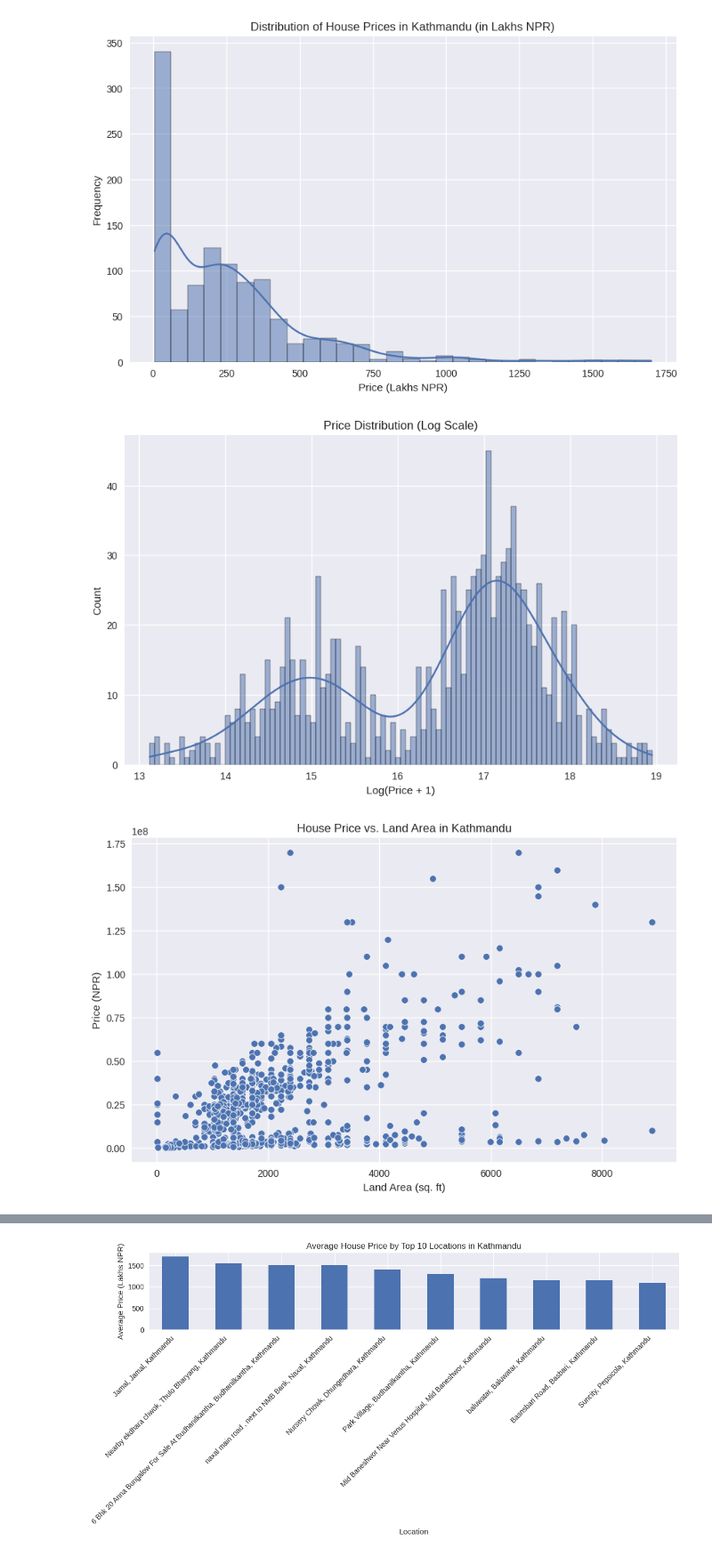
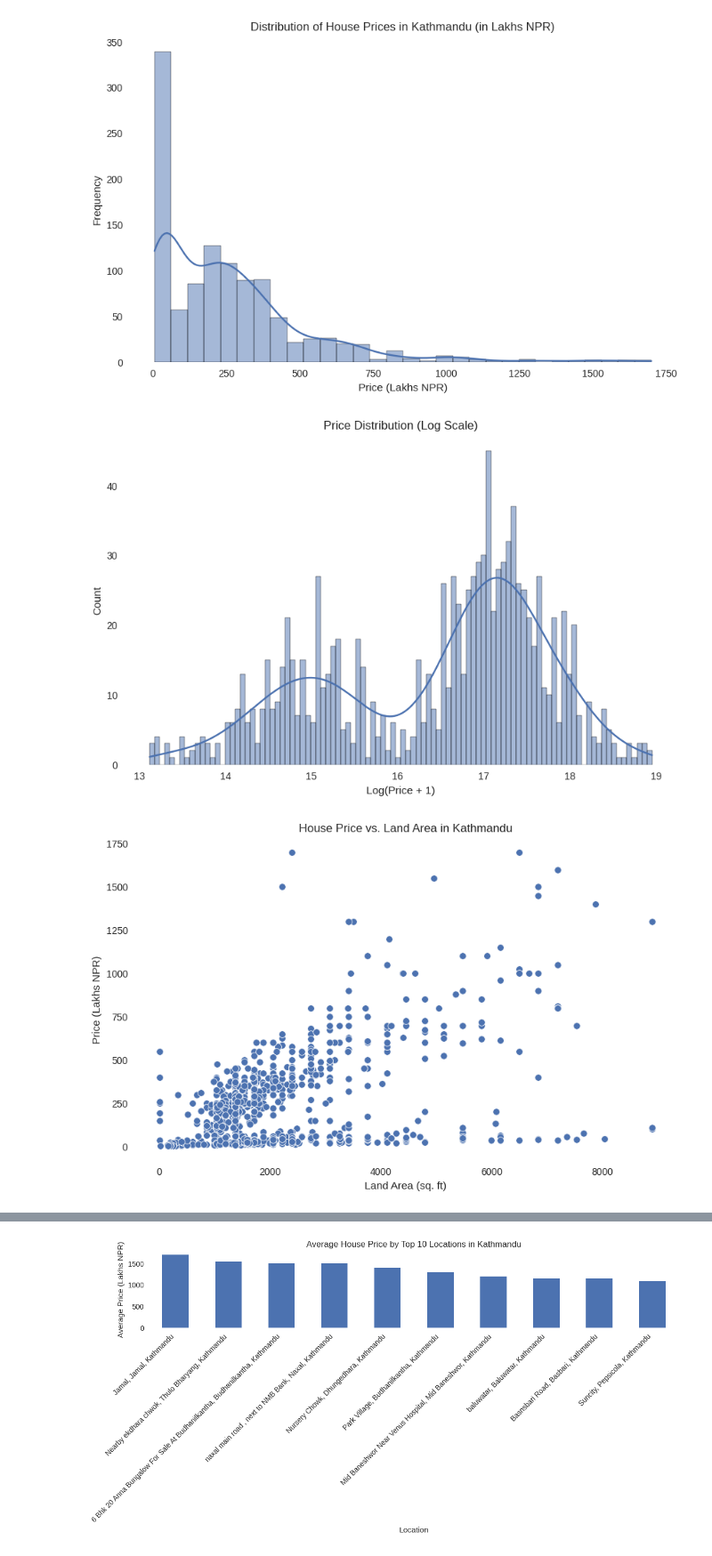
Before and after one commit to robinfwrsg/Houses_price_kathmandu, a Jupyter notebook: houses_kathmandu.ipynb, the cells around one changed output, grey strips where cells are left out. Shown at 89% size. Saved outputs shown, nothing was run; the diff lists cells and outputs as text; code cells hidden in the pictures.

```diff
--- a/houses_kathmandu.ipynb
+++ b/houses_kathmandu.ipynb
@@ -3,7 +3,7 @@
 # %%
 # Installing Folium
 !pip install folium
-
+!pip install category_encoders
 # Importing libraries
 import pandas as pd
 import numpy as np
@@ -14,11 +14,19 @@ from folium.plugins import MarkerCluster
 import re
 from sklearn.model_selection import train_test_split
 from sklearn.linear_model import LinearRegression
-from sklearn.metrics import mean_squared_error, r2_score
-
+from sklearn.metrics import mean_squared_error, r2_score, mean_absolute_error
+from sklearn.preprocessing import StandardScaler, LabelEncoder
+import ipywidgets as widgets
+from IPython.display import display
+from ipywidgets import interact, IntSlider
+import category_encoders as ce
+from sklearn.preprocessing import MinMaxScaler
 # Setting plot style for better visuals
 plt.style.use('seaborn-v0_8')
 sns.set_palette("deep")
+%matplotlib inline
+plt.rcParams['figure.facecolor'] = 'white'
+plt.rcParams['axes.facecolor'] = 'white'
 # %% [output]
 Requirement already satisfied: folium in /usr/local/lib/python3.11/dist-packages (0.19.7)
 Requirement already satisfied: branca>=0.6.0 in /usr/local/lib/python3.11/dist-packages (from folium) (0.8.1)
@@ -311,17 +325,17 @@ plt.xlabel('Log(Price + 1)')
 plt.ylabel('Count')
 plt.show()
 # %% [output]
-[figure, old version]
+[figure, new version]
 # %%
-# Plot 2: Price vs. Land Area
+# Plot 2: Price vs. Land Area (in Lakhs)
 plt.figure(figsize=(10, 6))
-sns.scatterplot(x='Area_sqft', y='Price', data=df_model)
+sns.scatterplot(x='Area_sqft', y='Price', data=df_model.assign(Price=df_model['Price']/100000))
 plt.title('House Price vs. Land Area in Kathmandu')
 plt.xlabel('Land Area (sq. ft)')
-plt.ylabel('Price (NPR)')
+plt.ylabel('Price (Lakhs NPR)')
 plt.show()
 # %% [output]
-[figure, old version]
+[figure, new version]
 # %%
 # Plot 3: Correlation Heatmap
 numeric_cols = ['Price', 'Bedroom', 'Bathroom', 'Floors', 'Parking', 'Area_sqft', 'Road_Width_ft', 'Amenities_Count']
```
Also changed, not shown: parts of 19 cells of this notebook.
